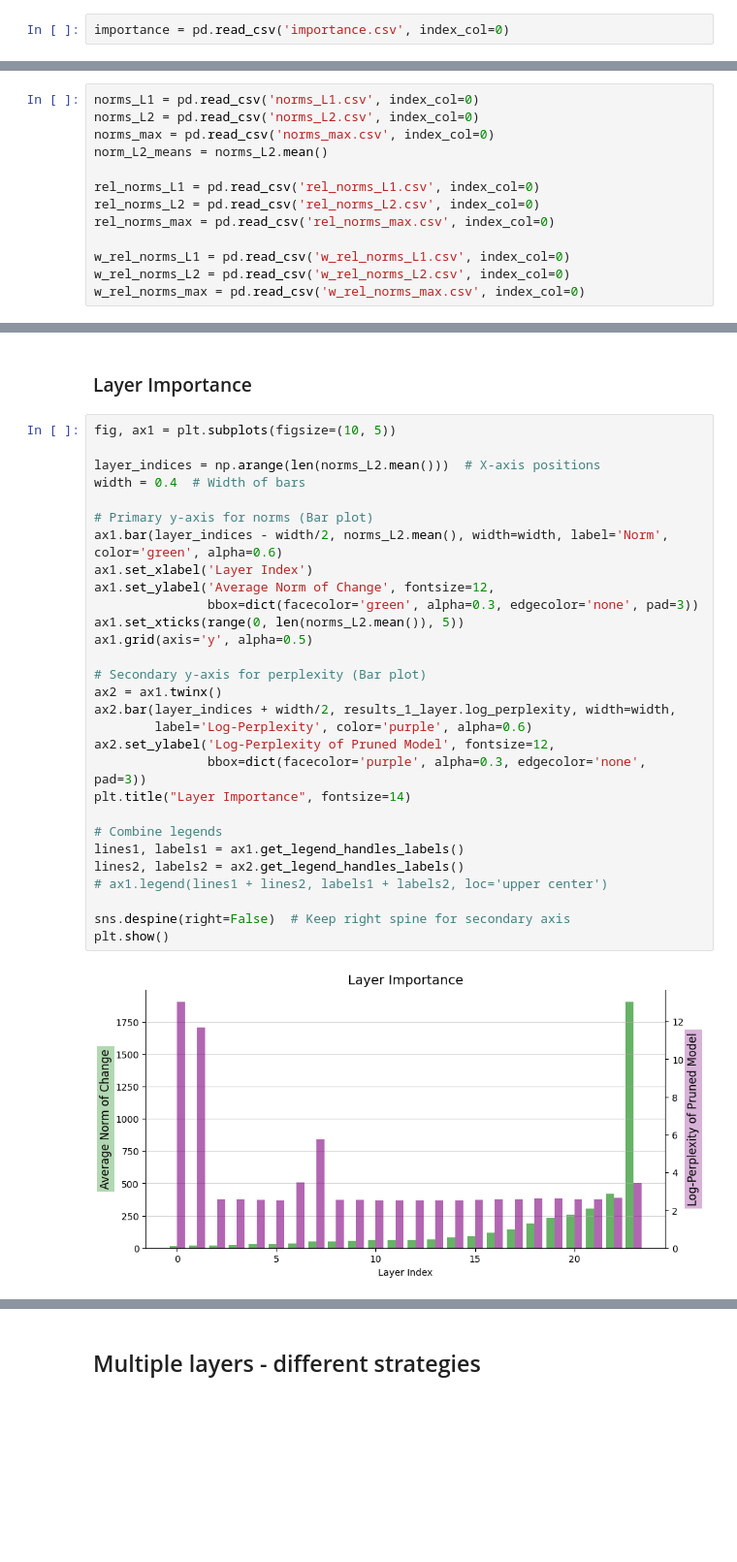
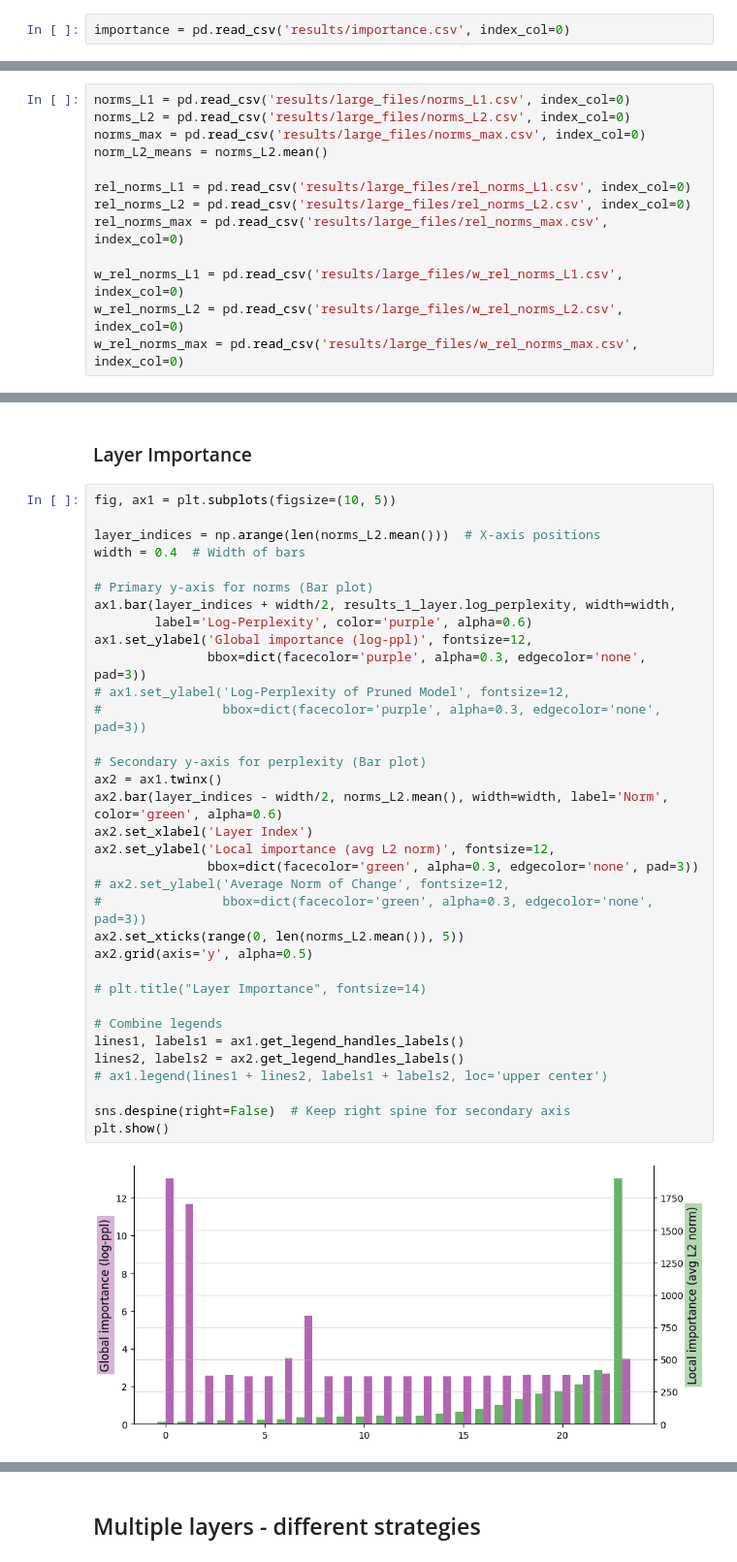
Before and after one commit to chutnakova5/Adaptive-layer-skipping, a Jupyter notebook: dp_importance.ipynb, the cells around one changed output, grey strips where cells are left out. Shown at 97% size. Cells and saved outputs as stored; diff of their text form; blank space fills up the shorter version.

Commit message:
changes in visualisations

```diff
--- a/dp_importance.ipynb
+++ b/dp_importance.ipynb
@@ -74,24 +80,24 @@ ts torch.Size([1, 2565857])
 # %% [markdown]
 ## Stored results
 # %%
-importance = pd.read_csv('importance.csv', index_col=0)
+importance = pd.read_csv('results/importance.csv', index_col=0)
 # %%
 for i, layer in enumerate(model.model.layers):
     mlp = layer.mlp
     mlp.grad_imp = torch.Tensor(importance.iloc[:, i])
 # %%
-norms_L1 = pd.read_csv('norms_L1.csv', index_col=0)
-norms_L2 = pd.read_csv('norms_L2.csv', index_col=0)
-norms_max = pd.read_csv('norms_max.csv', index_col=0)
+norms_L1 = pd.read_csv('results/large_files/norms_L1.csv', index_col=0)
+norms_L2 = pd.read_csv('results/large_files/norms_L2.csv', index_col=0)
+norms_max = pd.read_csv('results/large_files/norms_max.csv', index_col=0)
 norm_L2_means = norms_L2.mean()
 
-rel_norms_L1 = pd.read_csv('rel_norms_L1.csv', index_col=0)
-rel_norms_L2 = pd.read_csv('rel_norms_L2.csv', index_col=0)
-rel_norms_max = pd.read_csv('rel_norms_max.csv', index_col=0)
+rel_norms_L1 = pd.read_csv('results/large_files/rel_norms_L1.csv', index_col=0)
+rel_norms_L2 = pd.read_csv('results/large_files/rel_norms_L2.csv', index_col=0)
+rel_norms_max = pd.read_csv('results/large_files/rel_norms_max.csv', index_col=0)
 
-w_rel_norms_L1 = pd.read_csv('w_rel_norms_L1.csv', index_col=0)
-w_rel_norms_L2 = pd.read_csv('w_rel_norms_L2.csv', index_col=0)
-w_rel_norms_max = pd.read_csv('w_rel_norms_max.csv', index_col=0)
+w_rel_norms_L1 = pd.read_csv('results/large_files/w_rel_norms_L1.csv', index_col=0)
+w_rel_norms_L2 = pd.read_csv('results/large_files/w_rel_norms_L2.csv', index_col=0)
+w_rel_norms_max = pd.read_csv('results/large_files/w_rel_norms_max.csv', index_col=0)
 # %%
 for i, layer in enumerate(model.model.layers):
     # calculate average norm for each mlp
@@ -1013,31 +1021,36 @@ results_overall_imp.loc[:, 'log_perplexity'] = [np.log(x) for x in results_overa
 # %%
 fig, ax1 = plt.subplots(figsize=(10, 5))
 
 layer_indices = np.arange(len(norms_L2.mean()))  # X-axis positions
 width = 0.4  # Width of bars
 
 # Primary y-axis for norms (Bar plot)
-ax1.bar(layer_indices - width/2, norms_L2.mean(), width=width, label='Norm', color='green', alpha=0.6)
-ax1.set_xlabel('Layer Index')
-ax1.set_ylabel('Average Norm of Change', fontsize=12,
-               bbox=dict(facecolor='green', alpha=0.3, edgecolor='none', pad=3))
-ax1.set_xticks(range(0, len(norms_L2.mean()), 5))
-ax1.grid(axis='y', alpha=0.5)
+ax1.bar(layer_indices + width/2, results_1_layer.log_perplexity, width=width,
+        label='Log-Perplexity', color='purple', alpha=0.6)
+ax1.set_ylabel('Global importance (log-ppl)', fontsize=12,
+               bbox=dict(facecolor='purple', alpha=0.3, edgecolor='none', pad=3))
+# ax1.set_ylabel('Log-Perplexity of Pruned Model', fontsize=12,
+#                bbox=dict(facecolor='purple', alpha=0.3, edgecolor='none', pad=3))
 
 # Secondary y-axis for perplexity (Bar plot)
 ax2 = ax1.twinx()
-ax2.bar(layer_indices + width/2, results_1_layer.log_perplexity, width=width,
-        label='Log-Perplexity', color='purple', alpha=0.6)
-ax2.set_ylabel('Log-Perplexity of Pruned Model', fontsize=12,
-               bbox=dict(facecolor='purple', alpha=0.3, edgecolor='none', pad=3))
-plt.title("Layer Importance", fontsize=14)
+ax2.bar(layer_indices - width/2, norms_L2.mean(), width=width, label='Norm', color='green', alpha=0.6)
+ax2.set_xlabel('Layer Index')
+ax2.set_ylabel('Local importance (avg L2 norm)', fontsize=12,
+               bbox=dict(facecolor='green', alpha=0.3, edgecolor='none', pad=3))
+# ax2.set_ylabel('Average Norm of Change', fontsize=12,
+#                bbox=dict(facecolor='green', alpha=0.3, edgecolor='none', pad=3))
+ax2.set_xticks(range(0, len(norms_L2.mean()), 5))
+ax2.grid(axis='y', alpha=0.5)
+
+# plt.title("Layer Importance", fontsize=14)
 
 # Combine legends
 lines1, labels1 = ax1.get_legend_handles_labels()
 lines2, labels2 = ax2.get_legend_handles_labels()
 # ax1.legend(lines1 + lines2, labels1 + labels2, loc='upper center')
 
 sns.despine(right=False)  # Keep right spine for secondary axis
 plt.show()
 # %% [output]
-[figure, old version]
+[figure, new version]
```
Also changed, not shown: parts of 6 cells of this notebook, 1 other file.
